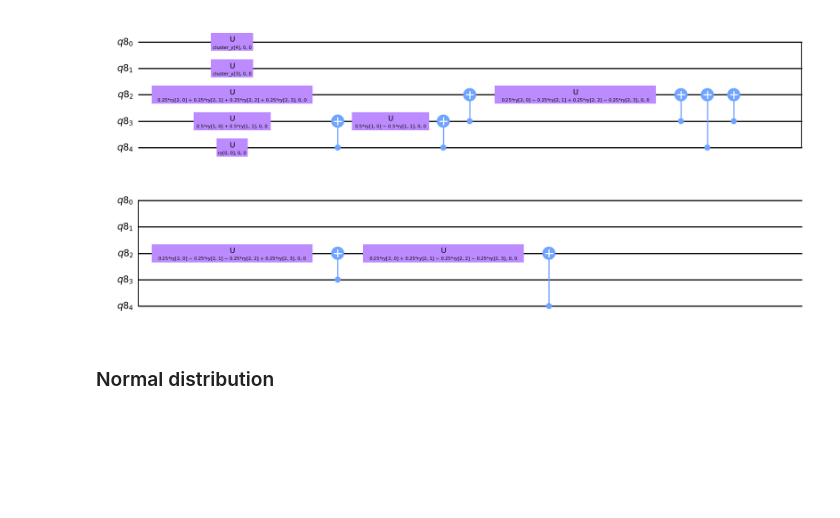
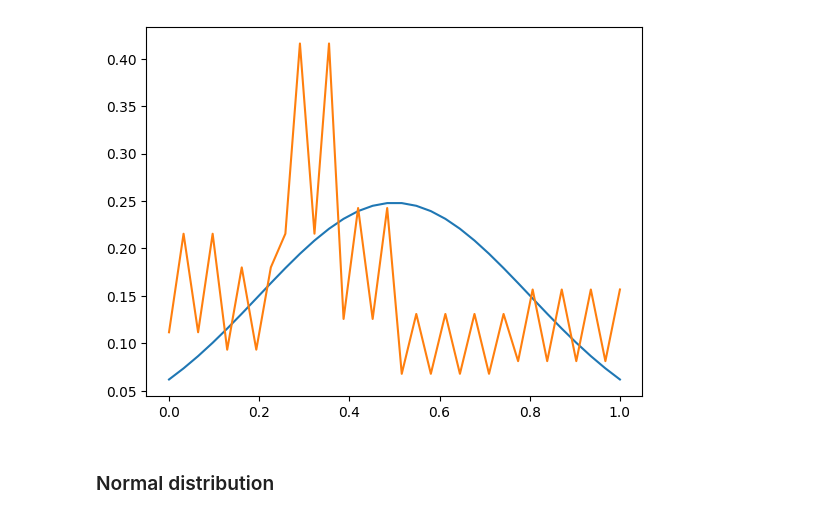
Before and after one commit to IsmaelCesar/sanches-modified, a Jupyter notebook: replicates/distributions.ipynb, the cells around one changed output. Drawn from its saved outputs; the diff is of its cells as text; code cells hidden in the pictures; blank space fills up the shorter version.

```diff
--- a/replicates/distributions.ipynb
+++ b/replicates/distributions.ipynb
@@ -122,8 +128,4 @@ eta = compute_eta("normal", density_params=state_params)
 sanchez = SanchezAnsatz(normal_amplitudes, eps=0.05, eta=eta)
 
 t_sanchez = transpile(sanchez, basis_gates=["u", "cx"])
-
-t_sanchez.draw("mpl", style="clifford")
-# %% [output]
-[figure, removed]
 # %%
@@ -132,3 +134,13 @@ custom_em.minimize()
+# %%
+t_sanchez_p = t_sanchez.assign_parameters(sanchez.init_params)
+output_state = get_state_vector(t_sanchez_p)
+
+x_points = np.linspace(0, 1, 2**num_qubits)
+plt.plot(x_points, normal_amplitudes)
+plt.plot(x_points, output_state)
+plt.show()
+# %% [output]
+[figure, added]
 # %% [markdown]
 ### Normal distribution
 # %%
```
Also changed, not shown: parts of 6 cells of this notebook.
